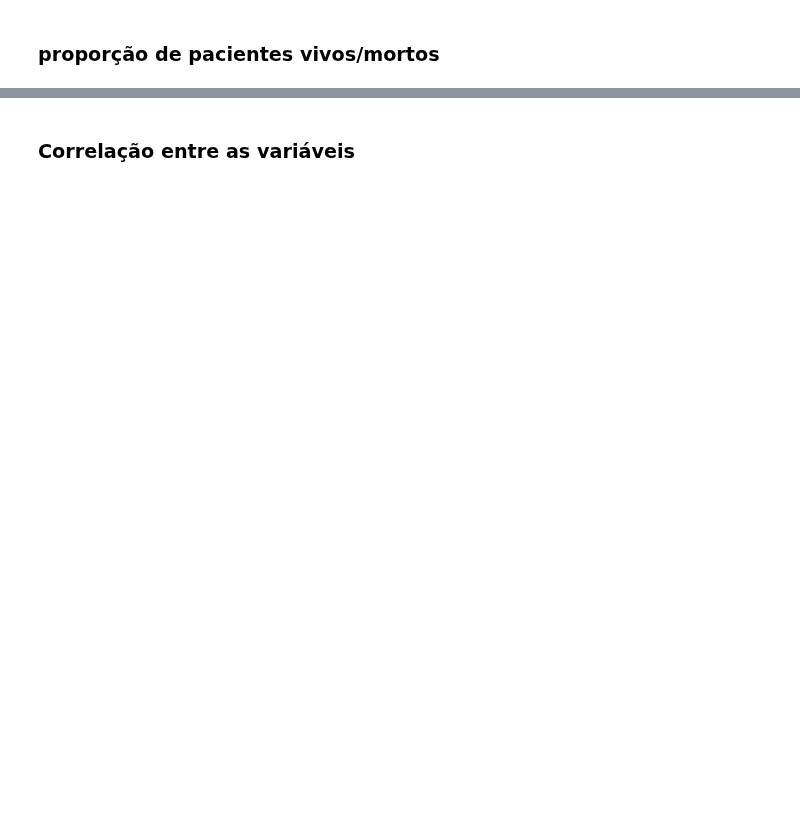
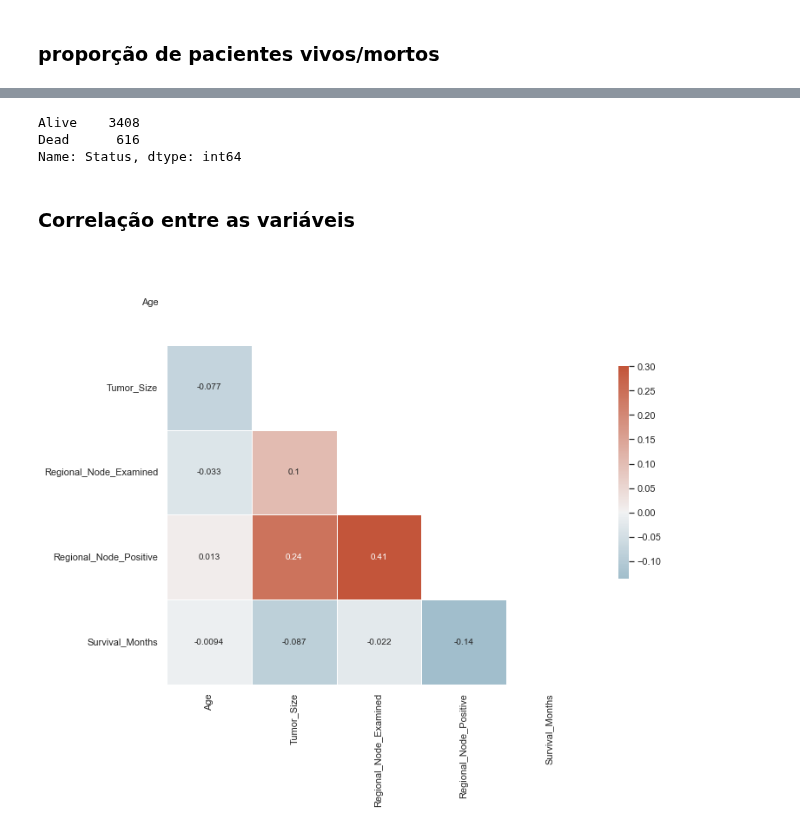
Before and after one commit to faustinothiagos/Project_Workshop_3_DS_Digital_House, a Jupyter notebook: workshop3.ipynb, the cells around one changed output, grey strips where cells are left out. Saved outputs shown, nothing was run; the diff lists cells and outputs as text; code cells hidden in the pictures; blank space fills up the shorter version.

```diff
--- a/workshop3.ipynb
+++ b/workshop3.ipynb
@@ -204,21 +243,29 @@ plt.show()
+# %%
+df.Status.value_counts()
+# %% [output]
+Alive    3408
+Dead      616
+Name: Status, dtype: int64
 # %% [markdown]
 ### Correlação entre as variáveis
 # %%
 corr = df.corr()
 
 # Generate a mask for the upper triangle
 mask = np.triu(np.ones_like(corr, dtype=bool))
 
 # Set up the matplotlib figure
 f, ax = plt.subplots(figsize=(11, 9))
 
 # Generate a custom diverging colormap
 cmap = sns.diverging_palette(230, 20, as_cmap=True)
 
 # Draw the heatmap with the mask and correct aspect ratio
 sns.heatmap(corr, mask=mask, cmap=cmap, vmax=.3, center=0,
-            square=True, linewidths=.5, cbar_kws={"shrink": .5})
+            square=True, linewidths=.5, cbar_kws={"shrink": .5}, annot=True)
 plt.show()
+# %% [output]
+[figure, added]
 # %%
 sns.pairplot(df)
 plt.show()
```
Also changed, not shown: parts of 19 cells of this notebook.
